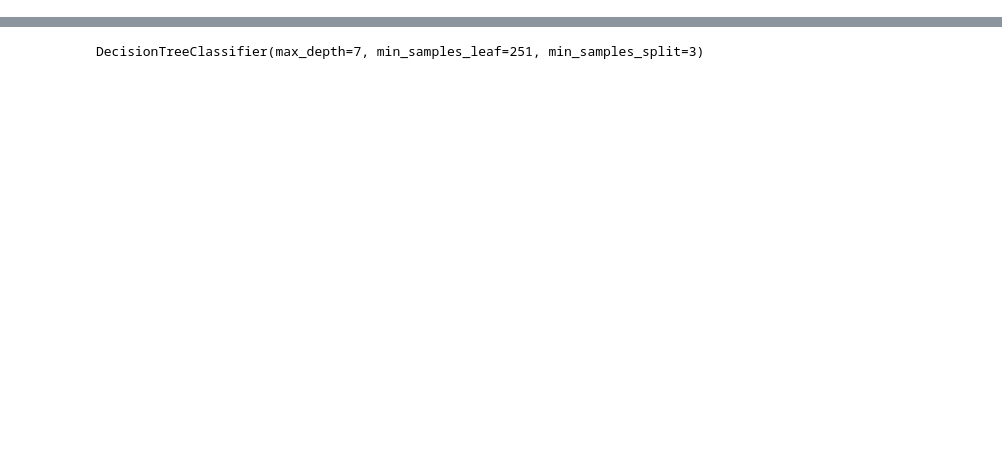
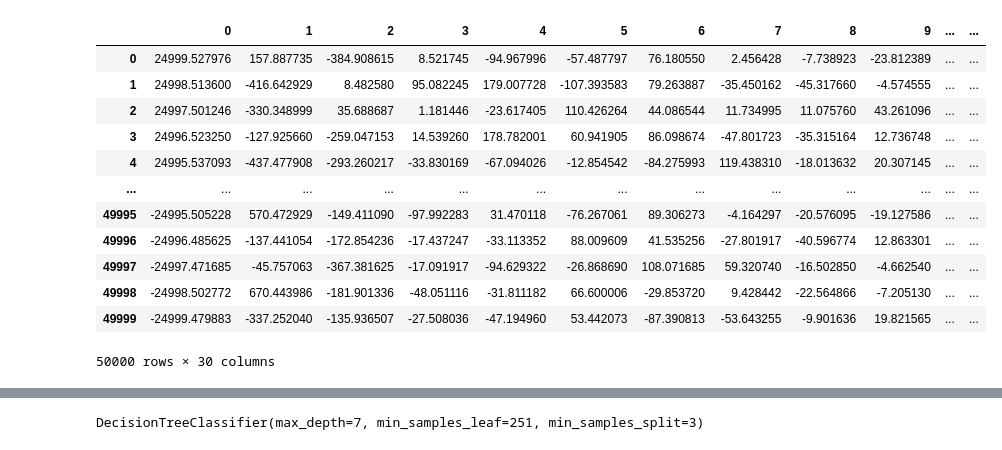
Before and after one commit to YahyaAhmedKhan/iml, a Jupyter notebook: decision-t2 copy.ipynb, the cells around one changed output, grey strips where cells are left out. Cells and saved outputs as stored; diff of their text form; code cells hidden in the pictures; blank space fills up the shorter version.

```diff
--- a/decision-t2 copy.ipynb
+++ b/decision-t2 copy.ipynb
@@ -211,6 +277,28 @@ selected_features = feature_importance_df['Feature'][:10]
 
 # Create a new DataFrame with only the selected features
 X_selected = X[selected_features]
+# %%
+from sklearn.decomposition import PCA
+pca = PCA(n_components=30)  # Reduce to 2 principal components
+X_new = pca.fit_transform(X)
+# %%
+pd.DataFrame(X_new)
+X_new = pd.DataFrame(X_new)
+X_new
+# %% [output]
+|  | 0 | 1 | 2 | 3 | 4 | 5 | 6 | 7 | 8 | 9 | ... | ... |
+| 0 | 24999.527976 | 157.887735 | -384.908615 | 8.521745 | -94.967996 | -57.487797 | 76.180550 | 2.456428 | -7.738923 | -23.812389 | ... | ... |
+| 1 | 24998.513600 | -416.642929 | 8.482580 | 95.082245 | 179.007728 | -107.393583 | 79.263887 | -35.450162 | -45.317660 | -4.574555 | ... | ... |
+| 2 | 24997.501246 | -330.348999 | 35.688687 | 1.181446 | -23.617405 | 110.426264 | 44.086544 | 11.734995 | 11.075760 | 43.261096 | ... | ... |
+| 3 | 24996.523250 | -127.925660 | -259.047153 | 14.539260 | 178.782001 | 60.941905 | 86.098674 | -47.801723 | -35.315164 | 12.736748 | ... | ... |
+| 4 | 24995.537093 | -437.477908 | -293.260217 | -33.830169 | -67.094026 | -12.854542 | -84.275993 | 119.438310 | -18.013632 | 20.307145 | ... | ... |
+| ... | ... | ... | ... | ... | ... | ... | ... | ... | ... | ... | ... | ... |
+| 49995 | -24995.505228 | 570.472929 | -149.411090 | -97.992283 | 31.470118 | -76.267061 | 89.306273 | -4.164297 | -20.576095 | -19.127586 | ... | ... |
+| 49996 | -24996.485625 | -137.441054 | -172.854236 | -17.437247 | -33.113352 | 88.009609 | 41.535256 | -27.801917 | -40.596774 | 12.863301 | ... | ... |
+| 49997 | -24997.471685 | -45.757063 | -367.381625 | -17.091917 | -94.629322 | -26.868690 | 108.071685 | 59.320740 | -16.502850 | -4.662540 | ... | ... |
+| 49998 | -24998.502772 | 670.443986 | -181.901336 | -48.051116 | -31.811182 | 66.600006 | -29.853720 | 9.428442 | -22.564866 | -7.205130 | ... | ... |
+| 49999 | -24999.479883 | -337.252040 | -135.936507 | -27.508036 | -47.194960 | 53.442073 | -87.390813 | -53.643255 | -9.901636 | 19.821565 | ... | ... |
+50000 rows × 30 columns
 # %%
 from sklearn.ensemble import RandomForestClassifier
 from sklearn.feature_selection import SequentialFeatureSelector
```
Also changed, not shown: parts of 21 cells of this notebook, 4 other files.
